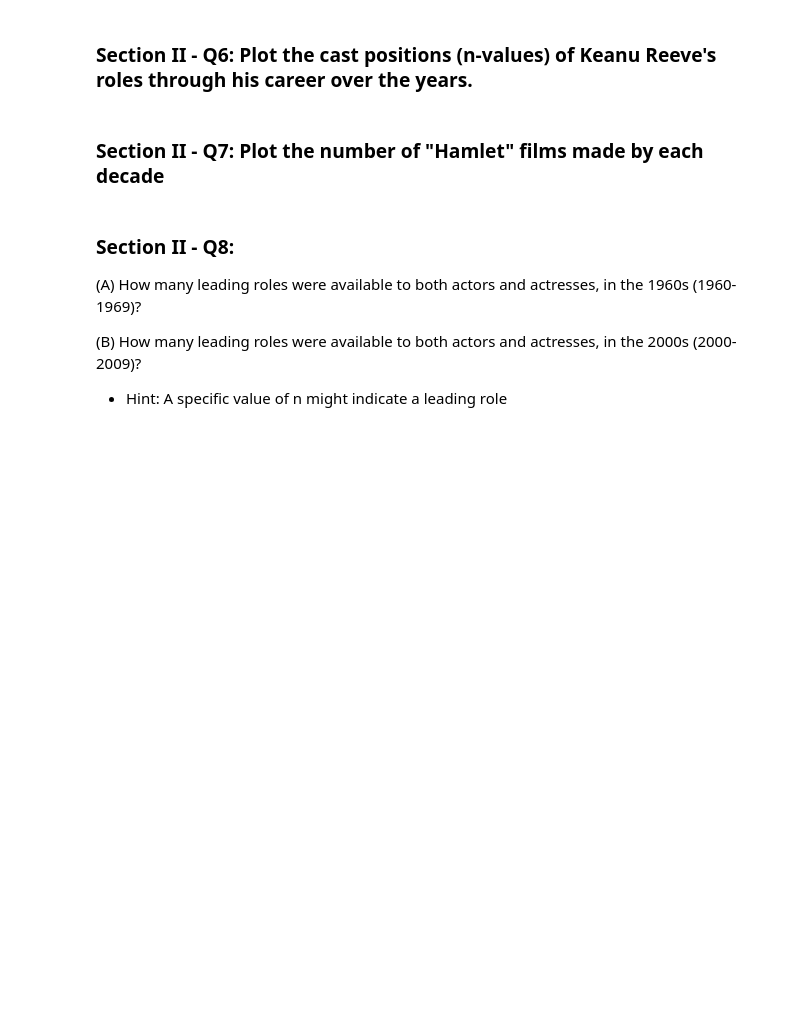
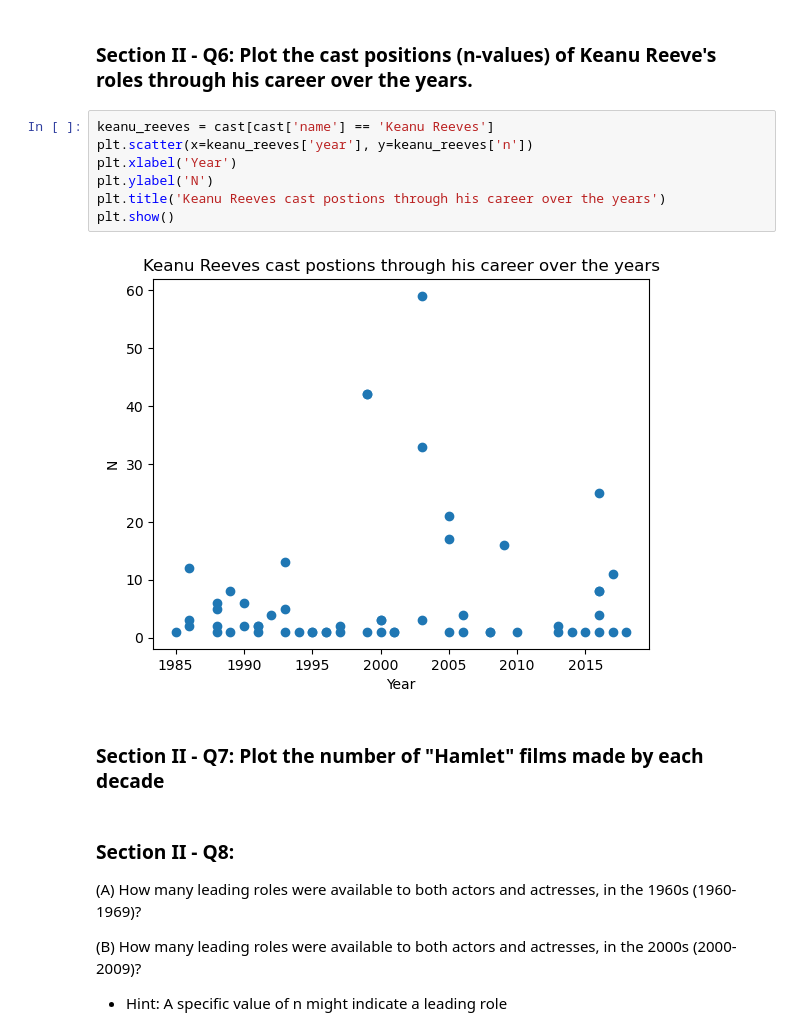
Before and after one commit to springboard-curriculum/mec-mini-projects, a Jupyter notebook: mec-5.3.10-data-wranging-with-pandas-mini-project/Mini_Project_Data_Wrangling_Pandas.ipynb, the cells around one changed output. Cells and saved outputs as stored; diff of their text form; blank space fills up the shorter version.

```diff
--- a/mec-5.3.10-data-wranging-with-pandas-mini-project/Mini_Project_Data_Wrangling_Pandas.ipynb
+++ b/mec-5.3.10-data-wranging-with-pandas-mini-project/Mini_Project_Data_Wrangling_Pandas.ipynb
@@ -219,5 +516,14 @@ top_ten.plot(kind='barh')
 # %% [markdown]
 ### Section II - Q6: Plot the cast positions (n-values) of Keanu Reeve's roles through his career over the years.
+# %%
+keanu_reeves = cast[cast['name'] == 'Keanu Reeves']
+plt.scatter(x=keanu_reeves['year'], y=keanu_reeves['n'])
+plt.xlabel('Year')
+plt.ylabel('N')
+plt.title('Keanu Reeves cast postions through his career over the years')
+plt.show()
+# %% [output]
+[figure, added]
 # %% [markdown]
 ### Section II - Q7: Plot the number of "Hamlet" films made by each decade
 # %% [markdown]
```
Also changed, not shown: parts of 37 cells of this notebook.
